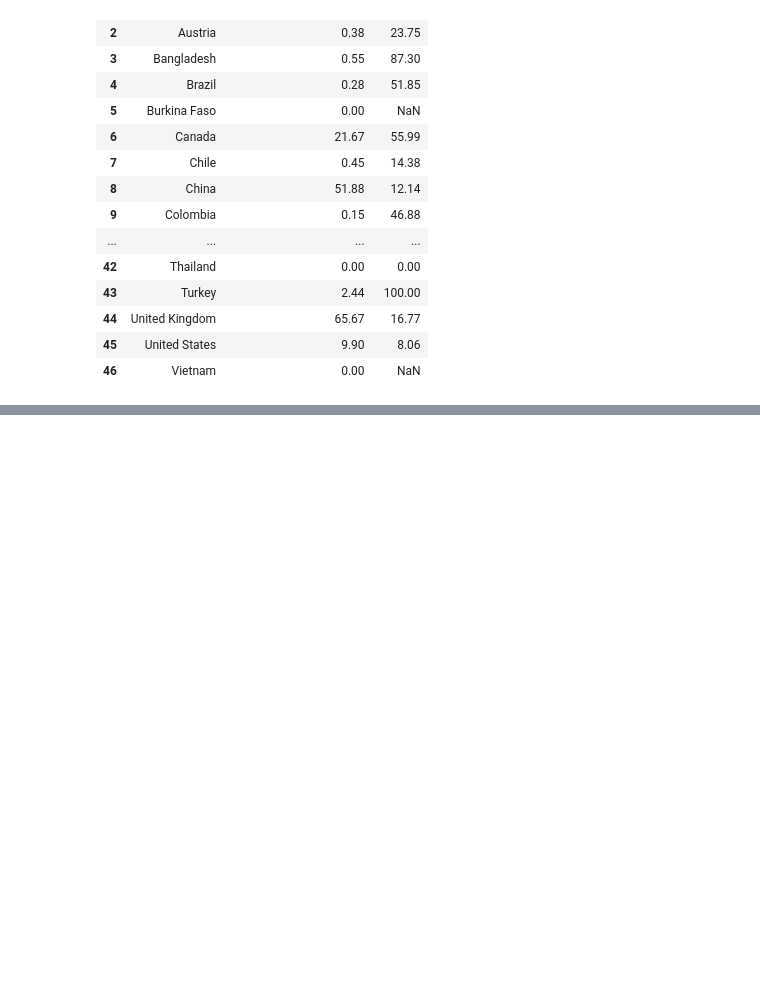
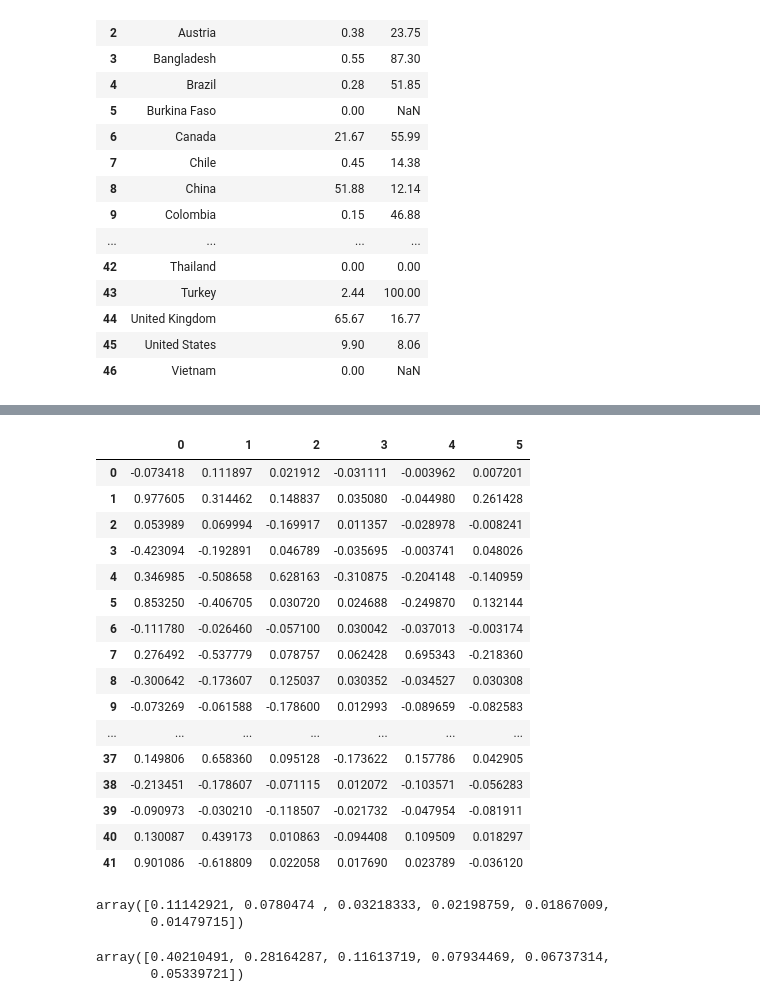
Before and after one commit to eimbloom/Test, a Jupyter notebook: Nearest.ipynb, the cells around one changed output, grey strips where cells are left out. Saved outputs shown, nothing was run; the diff lists cells and outputs as text; code cells hidden in the pictures; blank space fills up the shorter version.

```diff
--- a/Nearest.ipynb
+++ b/Nearest.ipynb
@@ -811,0 +1678,46 @@ GROxcols
+# %%
+#distance of each point from cluster centre, can find outliers
+#PCA automatic dimensionality reduction
+#reducing the number of input variables (features) for a predictive model
+#simpler and improved performance
+#create a projection of a dataset prior to fitting model
+#reduces number of dimensions in feature space while also preserving the most important structure or relationships between variables
+
+from sklearn.decomposition import PCA
+
+pca = PCA()
+pc = pca.fit_transform(GROxscaled)
+pc = pd.DataFrame(pc)
+pc
+# %% [output]
+|  | 0 | 1 | 2 | 3 | 4 | 5 |
+| 0 | -0.073418 | 0.111897 | 0.021912 | -0.031111 | -0.003962 | 0.007201 |
+| 1 | 0.977605 | 0.314462 | 0.148837 | 0.035080 | -0.044980 | 0.261428 |
+| 2 | 0.053989 | 0.069994 | -0.169917 | 0.011357 | -0.028978 | -0.008241 |
+| 3 | -0.423094 | -0.192891 | 0.046789 | -0.035695 | -0.003741 | 0.048026 |
+| 4 | 0.346985 | -0.508658 | 0.628163 | -0.310875 | -0.204148 | -0.140959 |
+| 5 | 0.853250 | -0.406705 | 0.030720 | 0.024688 | -0.249870 | 0.132144 |
+| 6 | -0.111780 | -0.026460 | -0.057100 | 0.030042 | -0.037013 | -0.003174 |
+| 7 | 0.276492 | -0.537779 | 0.078757 | 0.062428 | 0.695343 | -0.218360 |
+| 8 | -0.300642 | -0.173607 | 0.125037 | 0.030352 | -0.034527 | 0.030308 |
+| 9 | -0.073269 | -0.061588 | -0.178600 | 0.012993 | -0.089659 | -0.082583 |
+| ... | ... | ... | ... | ... | ... | ... |
+| 37 | 0.149806 | 0.658360 | 0.095128 | -0.173622 | 0.157786 | 0.042905 |
+| 38 | -0.213451 | -0.178607 | -0.071115 | 0.012072 | -0.103571 | -0.056283 |
+| 39 | -0.090973 | -0.030210 | -0.118507 | -0.021732 | -0.047954 | -0.081911 |
+| 40 | 0.130087 | 0.439173 | 0.010863 | -0.094408 | 0.109509 | 0.018297 |
+| 41 | 0.901086 | -0.618809 | 0.022058 | 0.017690 | 0.023789 | -0.036120 |
+# %%
+#access eigenvalues
+pca.explained_variance_
+# %% [output]
+array([0.11142921, 0.0780474 , 0.03218333, 0.02198759, 0.01867009,
+       0.01479715])
+# %%
+#how much percentage of variance is explained by each principal component
+pca.explained_variance_ratio_
+#using just the first two principal components, can already retain 68 percent of the total variance
+#can safely drop last three..three ideally retained
+# %% [output]
+array([0.40210491, 0.28164287, 0.11613719, 0.07934469, 0.06737314,
+       0.05339721])
```
Also changed, not shown: parts of 113 cells of this notebook.
